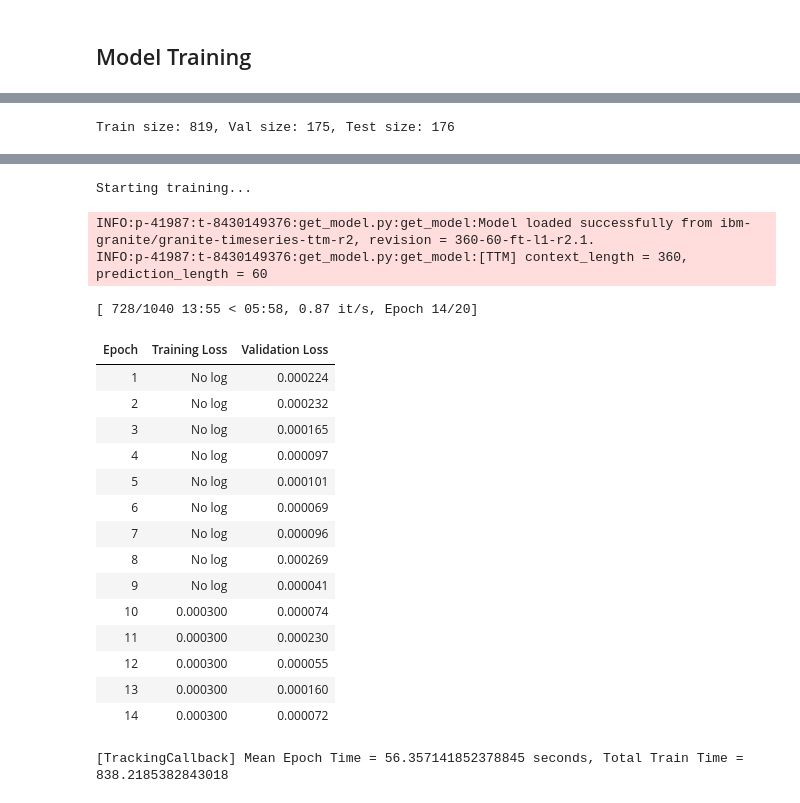
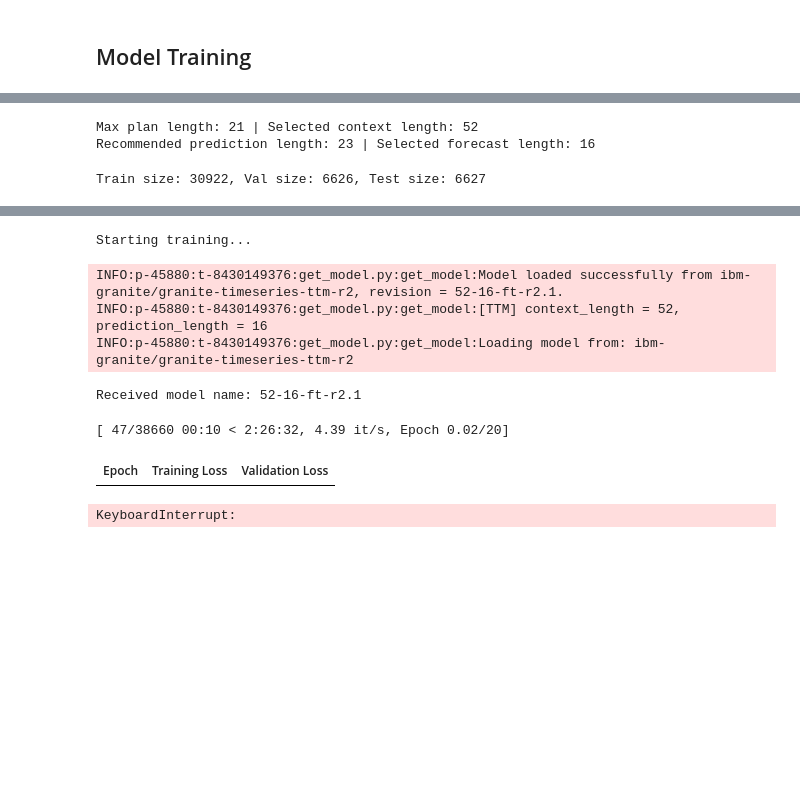
Before and after one commit to g-nitin/PaTS, a Jupyter notebook: blocksworld/scripts/ttm.ipynb, the cells around one changed output, grey strips where cells are left out. Cells and saved outputs as stored; diff of their text form; code cells hidden in the pictures; blank space fills up the shorter version.

Commit message:
Script to train TTM

```diff
--- a/blocksworld/scripts/ttm.ipynb
+++ b/blocksworld/scripts/ttm.ipynb
@@ -663,20 +564,53 @@ Recommended prediction length: 15
+# %%
+# For the context length, we need to get the minimum closest value to the supported CLs from `stats["max_plan_length"]`
+# if max_plan_length is 100, the closest supported CL is 90.
+# if max_plan_length is 87, the closest supported CL is 52, not 90.
+supported_cls = [52, 90, 180, 360, 520, 1024, 1536]
+
+# Find the largest supported CL that is <= max_plan_length
+# If all supported CLs are > max_plan_length, choose the smallest supported CL
+valid_cls = [cl for cl in supported_cls if cl <= stats["max_plan_length"]]
+if valid_cls:
+    closest_cl = max(valid_cls)
+else:
+    closest_cl = min(supported_cls)
+
+print(f"Max plan length: {stats['max_plan_length']} | Selected context length: {closest_cl}")
+
+# Similarly, for the forecast lengths, we need to get the minimum closest value to the supported FLs from `stats["recommended_prediction_length"]`
+# if recommended_prediction_length is 100, the closest supported FL is 96.
+# if recommended_prediction_length is 87, the closest supported FL is 60, not 96.
+supported_fls = [16, 30, 48, 60, 96, 192, 336, 720]
+
+# Find the largest supported FL that is <= recommended_prediction_length
+# If all supported FLs are > recommended_prediction_length, choose the smallest supported FL
+valid_fls = [fl for fl in supported_fls if fl <= stats["recommended_prediction_length"]]
+if valid_fls:
+    closest_fl = max(valid_fls)
+else:
+    closest_fl = min(supported_fls)
+
+print(
+    f"Recommended prediction length: {stats['recommended_prediction_length']} | Selected forecast length: {closest_fl}"
+)
+# %% [output]
+Max plan length: 21 | Selected context length: 52
+Recommended prediction length: 23 | Selected forecast length: 16
 # %%
 train_dataset, val_dataset, test_dataset = prepare_datasets(
     dataset_file,
-    context_length=CONTEXT_LENGTH,
-    prediction_length=stats["recommended_prediction_length"],
+    context_length=closest_cl,
+    prediction_length=closest_fl,
 )
 
-print(
-    f"Train size: {len(train_dataset)}, Val size: {len(val_dataset)}, Test size: {len(test_dataset)}"
-)
+print(f"Train size: {len(train_dataset)}, Val size: {len(val_dataset)}, Test size: {len(test_dataset)}")
 # %% [output]
-Train size: 819, Val size: 175, Test size: 176
+Train size: 30922, Val size: 6626, Test size: 6627
 # %%
 # Initialize and train model
 ttm = BlocksWorldTTM(
-    context_length=CONTEXT_LENGTH,
-    prediction_length=stats["recommended_prediction_length"],
+    context_length=closest_cl,
+    prediction_length=closest_fl,
     learning_rate=1e-4,
     batch_size=16,
     num_epochs=20,
@@ -690,20 +623,8 @@ WARNING:p-41987:t-8430149376:get_model.py:get_model:Requested `prediction_length
 Starting training...
-INFO:p-41987:t-8430149376:get_model.py:get_model:Model loaded successfully from ibm-granite/granite-timeseries-ttm-r2, revision = 360-60-ft-l1-r2.1.
-INFO:p-41987:t-8430149376:get_model.py:get_model:[TTM] context_length = 360, prediction_length = 60
+INFO:p-45880:t-8430149376:get_model.py:get_model:Model loaded successfully from ibm-granite/granite-timeseries-ttm-r2, revision = 52-16-ft-r2.1.
+INFO:p-45880:t-8430149376:get_model.py:get_model:[TTM] context_length = 52, prediction_length = 16
+INFO:p-45880:t-8430149376:get_model.py:get_model:Loading model from: ibm-granite/granite-timeseries-ttm-r2
-[ 728/1040 13:55 < 05:58, 0.87 it/s, Epoch 14/20]
+Received model name: 52-16-ft-r2.1
+[ 47/38660 00:10 < 2:26:32, 4.39 it/s, Epoch 0.02/20]
 | Epoch | Training Loss | Validation Loss |
-| 1 | No log | 0.000224 |
-| 2 | No log | 0.000232 |
-| 3 | No log | 0.000165 |
-| 4 | No log | 0.000097 |
-| 5 | No log | 0.000101 |
-| 6 | No log | 0.000069 |
-| 7 | No log | 0.000096 |
-| 8 | No log | 0.000269 |
-| 9 | No log | 0.000041 |
-| 10 | 0.000300 | 0.000074 |
-| 11 | 0.000300 | 0.000230 |
-| 12 | 0.000300 | 0.000055 |
-| 13 | 0.000300 | 0.000160 |
-| 14 | 0.000300 | 0.000072 |
-[TrackingCallback] Mean Epoch Time = 56.357141852378845 seconds, Total Train Time = 838.2185382843018
+KeyboardInterrupt:
```
Also changed, not shown: parts of 16 cells of this notebook, 5 other files.
